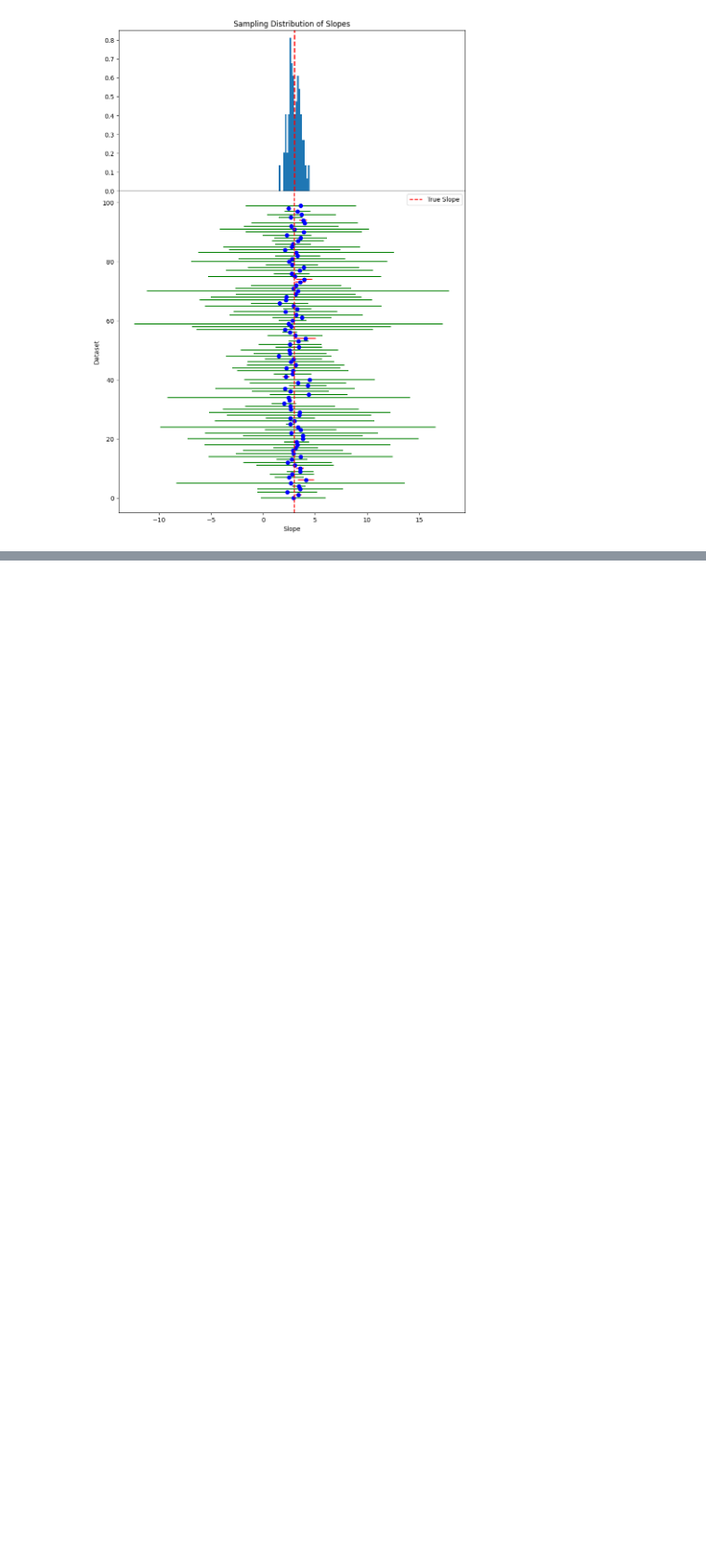
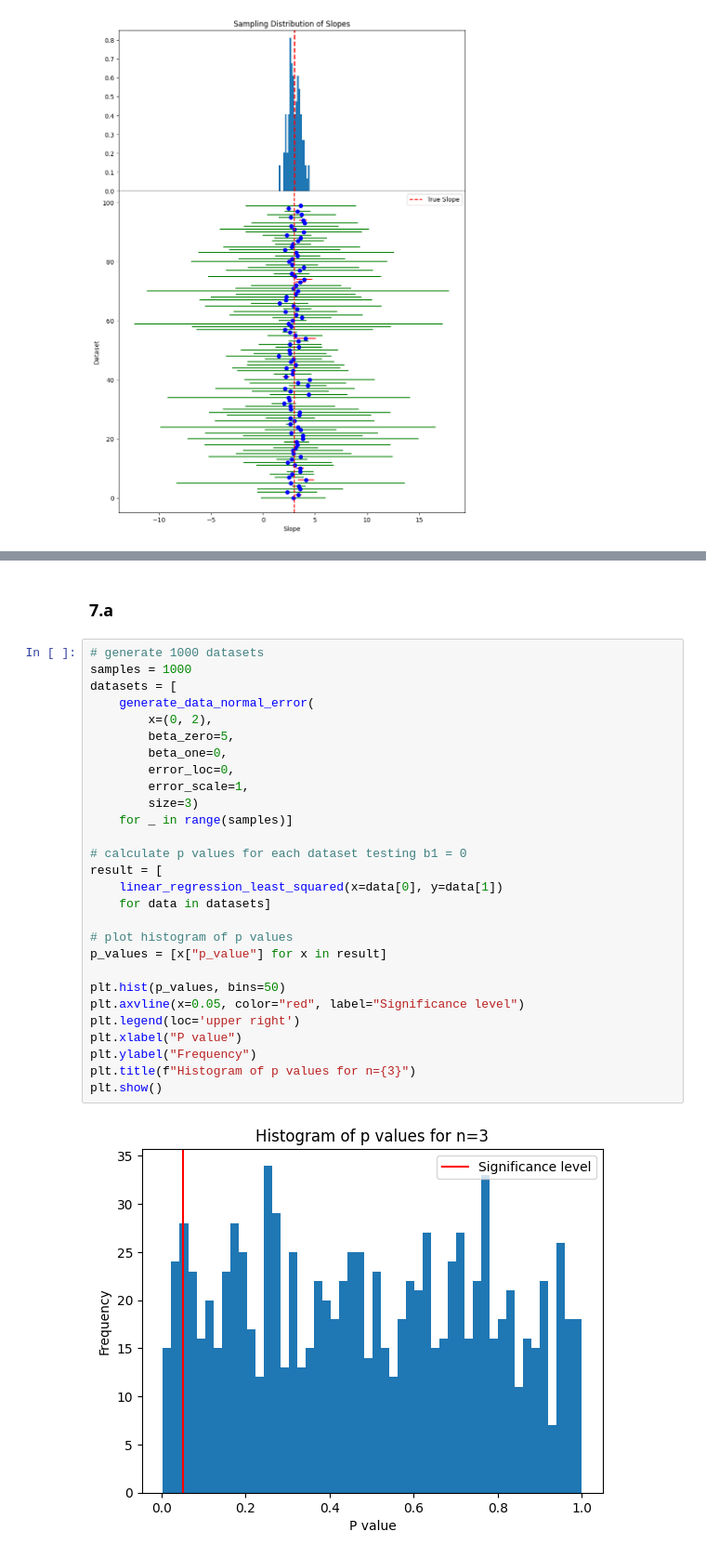
Before and after one commit to madhukar01/stats_exercise, a Jupyter notebook: ex01/solution.ipynb, the cells around one changed output, grey strips where cells are left out. Shown at 93% size. Drawn from its saved outputs; the diff is of its cells as text; blank space fills up the shorter version.

```diff
--- a/ex01/solution.ipynb
+++ b/ex01/solution.ipynb
@@ -520,0 +619,32 @@ plot_confidence_interval_normal_error(
+# %% [markdown]
+### 7.a
+# %%
+# generate 1000 datasets
+samples = 1000
+datasets = [
+    generate_data_normal_error(
+        x=(0, 2),
+        beta_zero=5,
+        beta_one=0,
+        error_loc=0,
+        error_scale=1,
+        size=3)
+    for _ in range(samples)]
+
+# calculate p values for each dataset testing b1 = 0
+result = [
+    linear_regression_least_squared(x=data[0], y=data[1])
+    for data in datasets]
+
+# plot histogram of p values
+p_values = [x["p_value"] for x in result]
+
+plt.hist(p_values, bins=50)
+plt.axvline(x=0.05, color="red", label="Significance level")
+plt.legend(loc='upper right')
+plt.xlabel("P value")
+plt.ylabel("Frequency")
+plt.title(f"Histogram of p values for n={3}")
+plt.show()
+# %% [output]
+[figure, added]
```
Also changed, not shown: parts of 33 cells of this notebook.
